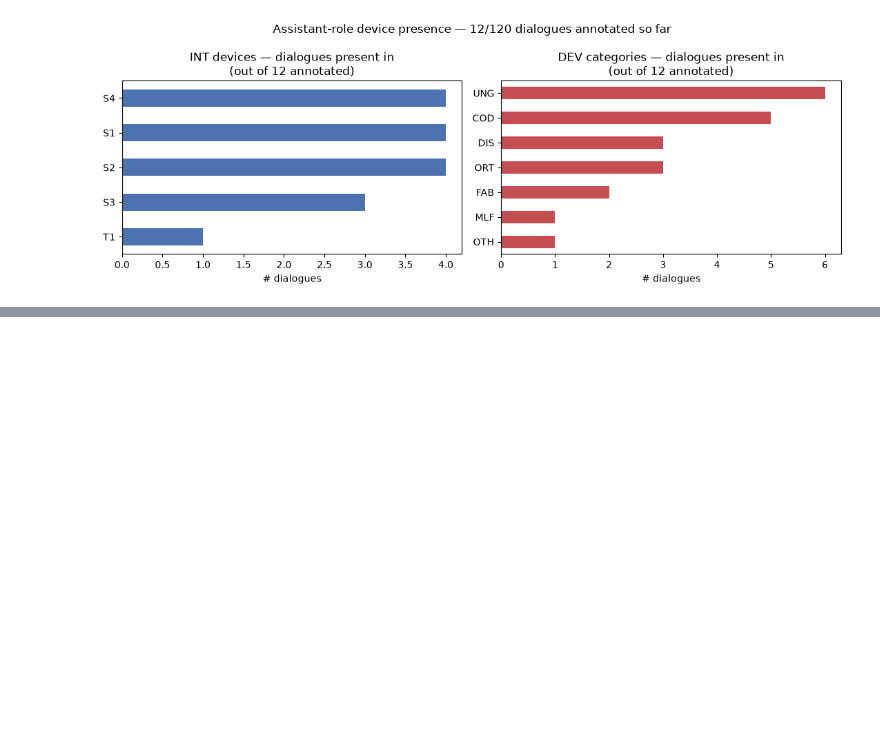
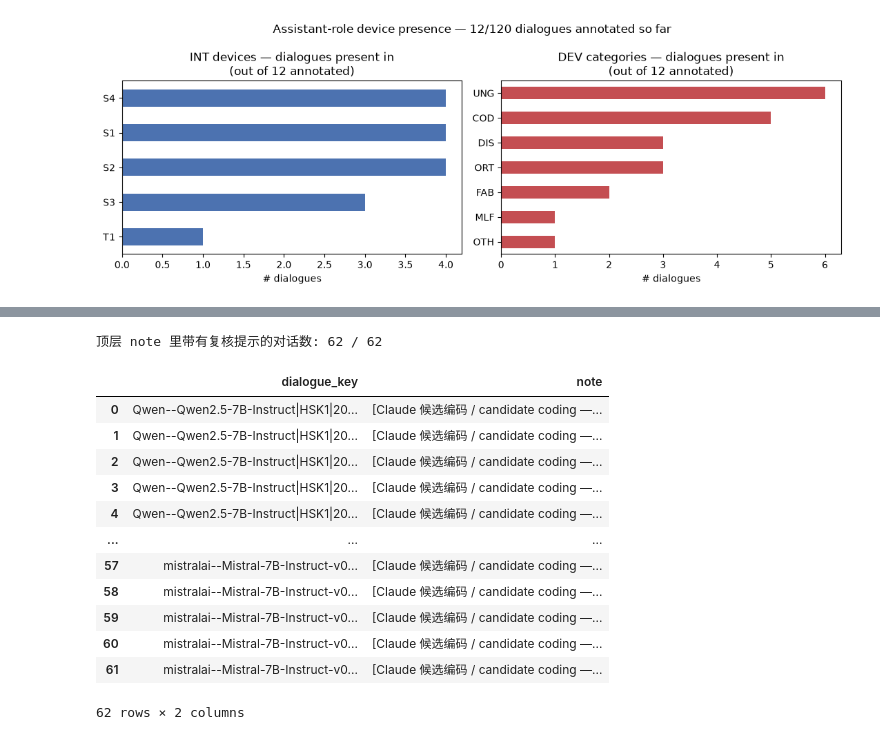
Before and after one commit to XiaoyingHeAarhus/SLA_Chinese_LLMs, a Jupyter notebook: THIS ONE/zhupi_assistant_device_analysis.ipynb, the cells around one changed output, grey strips where cells are left out. Drawn from its saved outputs; the diff is of its cells as text; code cells hidden in the pictures; blank space fills up the shorter version.

```diff
--- a/THIS ONE/zhupi_assistant_device_analysis.ipynb
+++ b/THIS ONE/zhupi_assistant_device_analysis.ipynb
@@ -273,0 +272,24 @@ plt.show()
+# %%
+CANDIDATE_PATH = "zhupi_session_claude_proposed.json"
+
+with open(CANDIDATE_PATH, encoding="utf-8") as f:
+    candidate_data = json.load(f)
+
+candidate_j = candidate_data["j"]
+print(f"Claude 候选编码覆盖的对话数: {len(candidate_j)}")
+
+candidate_rows = []
+for key, v in candidate_j.items():
+    model, hsk, ts = parse_key(key)
+    for sp in v["spans"]:
+        candidate_rows.append({
+            "dialogue_key": key, "model": model, "hsk": hsk,
+            "role": sp["role"], "layer": sp["layer"], "sub": sp["sub"],
+            "text": sp["text"], "note": sp.get("note", ""),
+            "source": "claude_candidate",
+        })
+
+candidate_df = pd.DataFrame(candidate_rows)
+candidate_assistant_df = candidate_df[candidate_df["role"] == "assistant"].copy()
+print(f"候选 span 总数: {len(candidate_df)}（全部为 assistant 角色）")
+candidate_assistant_df["layer"].value_counts()
@@ -273,0 +365,28 @@ plt.show()
+# %%
+flag_keywords = ["人工", "复核", "核查", "不确定", "无法判断", "待", "review"]
+
+flagged = []
+for key, v in candidate_j.items():
+    note = v.get("note", "")
+    if any(kw in note for kw in flag_keywords):
+        flagged.append({"dialogue_key": key, "note": note})
+
+flagged_df = pd.DataFrame(flagged)
+print(f"顶层 note 里带有复核提示的对话数: {len(flagged_df)} / {n_candidate}")
+pd.set_option("display.max_colwidth", 200)
+flagged_df
+# %% [output]
+顶层 note 里带有复核提示的对话数: 62 / 62
+|  | dialogue_key | note |
+| 0 | Qwen--Qwen2.5-7B-Instruct|HSK1|20... | [Claude 候选编码 / candidate coding —... |
+| 1 | Qwen--Qwen2.5-7B-Instruct|HSK1|20... | [Claude 候选编码 / candidate coding —... |
+| 2 | Qwen--Qwen2.5-7B-Instruct|HSK1|20... | [Claude 候选编码 / candidate coding —... |
+| 3 | Qwen--Qwen2.5-7B-Instruct|HSK1|20... | [Claude 候选编码 / candidate coding —... |
+| 4 | Qwen--Qwen2.5-7B-Instruct|HSK1|20... | [Claude 候选编码 / candidate coding —... |
+| ... | ... | ... |
+| 57 | mistralai--Mistral-7B-Instruct-v0... | [Claude 候选编码 / candidate coding —... |
+| 58 | mistralai--Mistral-7B-Instruct-v0... | [Claude 候选编码 / candidate coding —... |
+| 59 | mistralai--Mistral-7B-Instruct-v0... | [Claude 候选编码 / candidate coding —... |
+| 60 | mistralai--Mistral-7B-Instruct-v0... | [Claude 候选编码 / candidate coding —... |
+| 61 | mistralai--Mistral-7B-Instruct-v0... | [Claude 候选编码 / candidate coding —... |
+62 rows × 2 columns
```
Also changed, not shown: parts of 8 cells of this notebook, 1 other file.
